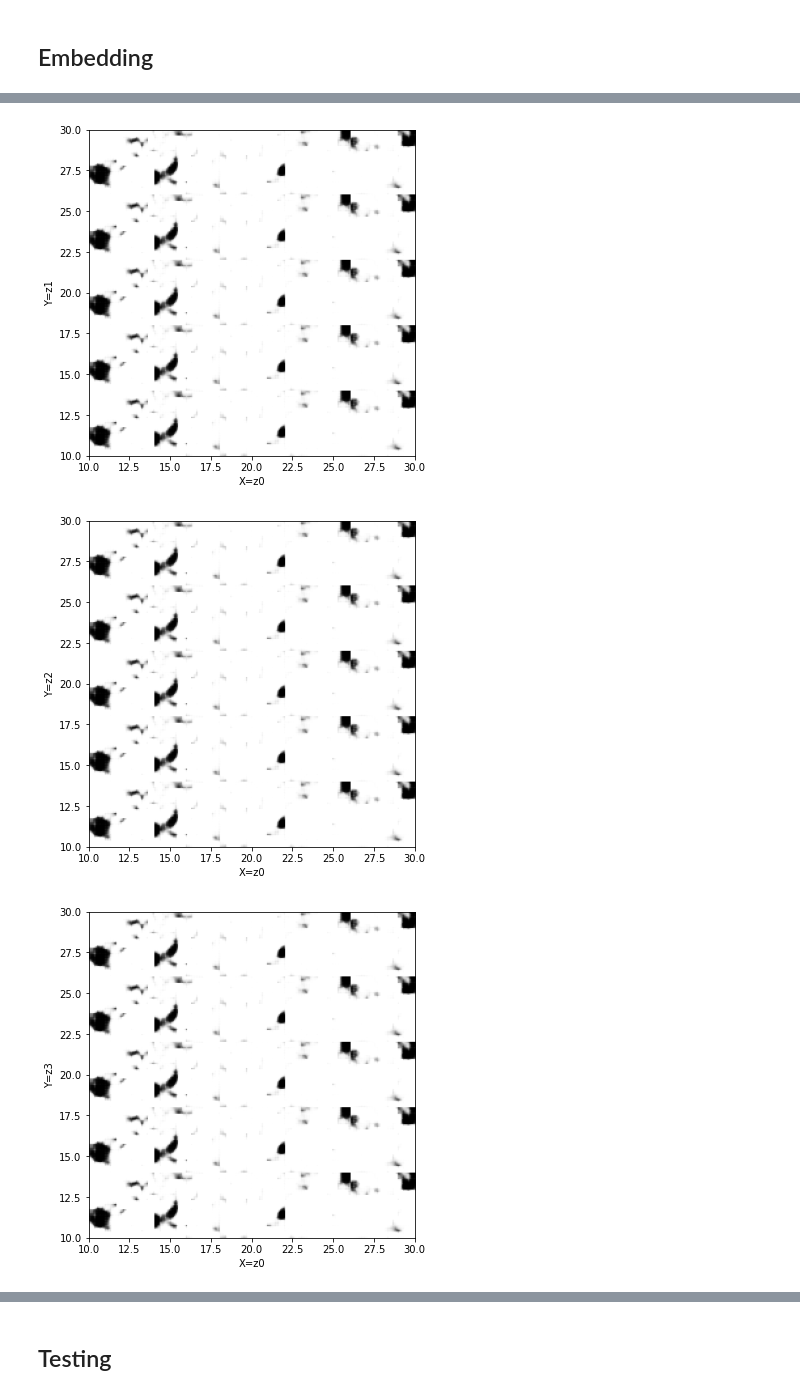
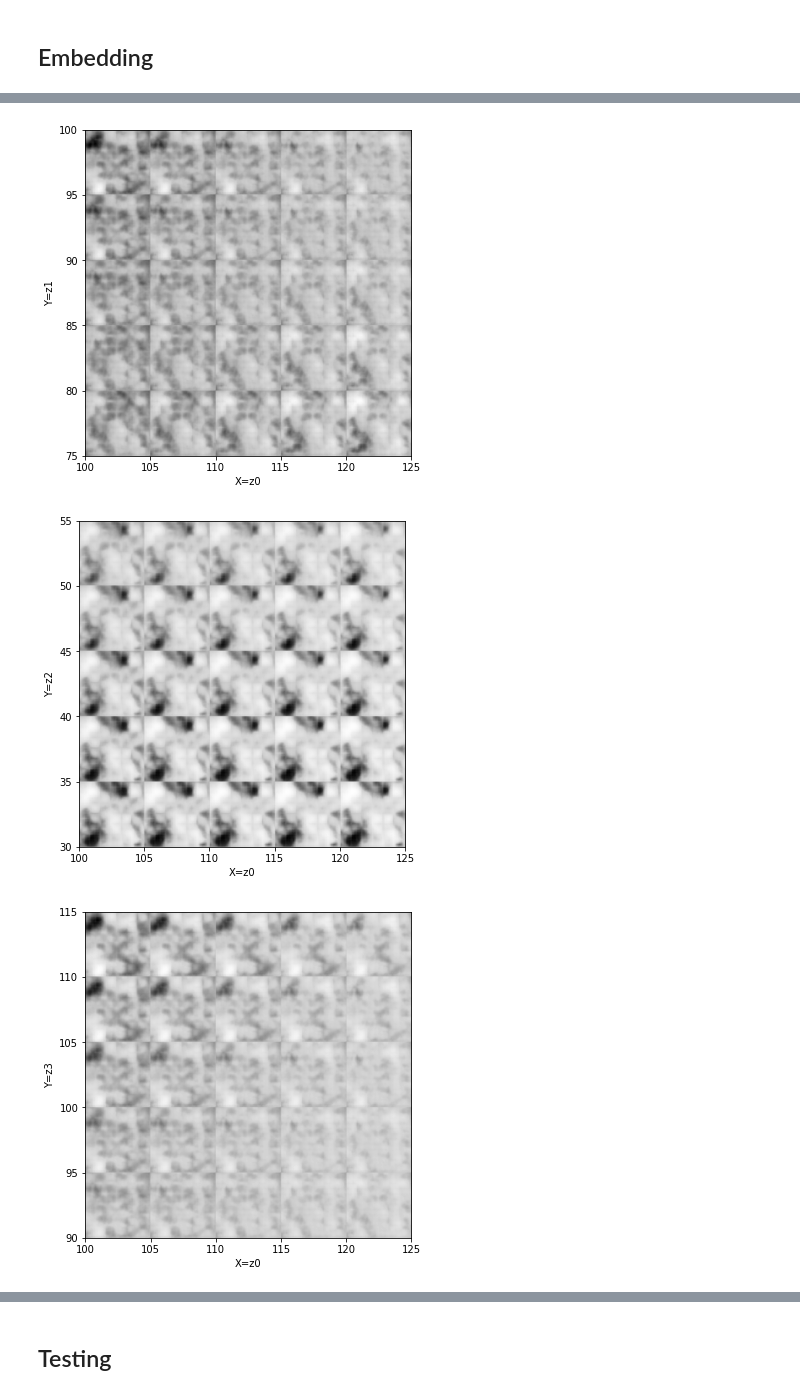
Before and after one commit to HemiaoZhang/CEE316Project, a Jupyter notebook: 2_cnn_autoencoder.ipynb, the cells around one changed output, grey strips where cells are left out. Drawn from its saved outputs; the diff is of its cells as text; code cells hidden in the pictures.

```diff
--- a/2_cnn_autoencoder.ipynb
+++ b/2_cnn_autoencoder.ipynb
@@ -42,6 +68,7 @@ Drive already mounted at /content/gdrive; to attempt to forcibly remount, call d
 class CustomImageDataset(Dataset):
   def __init__(self, data, transform=None):
     self.data = data
+    self.label = torch.mean(data, (1,2,3), True).view(-1)
     self.transform = transform
 
   def __len__(self):
@@ -49,9 +76,10 @@ class CustomImageDataset(Dataset):
 
   def __getitem__(self, idx):
     image = self.data[idx]
+    porosity = self.label[idx]
 
     if self.transform!=None:
       image = self.transform(image)
-    return image
+    return (image, porosity)
 # %%
 # 1,000 = 16 * 62 + 8
@@ -178,8 +218,10 @@ class Autoencoder(nn.Module):
     decoded = self.decoder(encoded)
     return decoded
 # %%
-latent_dim = 5
-model = Autoencoder(Encoder(latent_dim=latent_dim), Decoder(latent_dim=latent_dim))
+out_channels = 4
+latent_dim = 4
+model = Autoencoder(Encoder(out_channels=out_channels, latent_dim=latent_dim), \
+                    Decoder(out_channels=out_channels, latent_dim=latent_dim))
 model
 # %% [output]
 Autoencoder(
@@ -276,10 +384,14 @@ def plot_latent_2d(autoencoder, loader, z1=0, z2=1):
   plt.figure(figsize=(6,6))
   plt.xlabel(f'X=z{z1}')
   plt.ylabel(f'Y=z{z2}')
-  for batch in loader:
+  min = torch.min(loader.dataset.label)
+  max = torch.max(loader.dataset.label)
+  for batch, label in loader:
     z = autoencoder.encoder(batch.to(device))
     z = z.cpu().detach().numpy()
-    plt.scatter(z[:, z1], z[:, z2])
+    plt.scatter(z[:, z1], z[:, z2], c=label)
+    plt.clim(min, max) # for porosity
+  plt.colorbar().set_label('Porosity',rotation=270)
 
 def plot_latent_boxwhisker(autoencoder, loader):
   '''
@@ -287,7 +399,7 @@ def plot_latent_boxwhisker(autoencoder, loader):
   return a vector of mean of each feature
   '''
   z_array = np.array([])
-  for batch in loader:
+  for batch, label in loader:
     z = autoencoder.encoder(batch.to(device))
     z = z.cpu().detach().numpy() # -> N, latent_dim
     if z_array.shape[0]==0:
@@ -296,32 +408,31 @@ def plot_latent_boxwhisker(autoencoder, loader):
       z_array = np.vstack((z_array, z))
 
   plt.figure(figsize=(12,6))
-  #for i in range(z_array.shape[1]): # along the 2nd dimesion, i.e., number of features
   print(f'number of training samples: {z_array.shape[0]}')
   print(f'number of features: {z_array.shape[1]}')
   plt.boxplot(z_array)
   return np.mean(z_array, axis=0)
 
-def plot_reconstructed(autoencoder, z, z1=0, z2=1, r0=(5, 20), r1=(5, 20), n=5):
+def plot_reconstructed(autoencoder, z, z1=0, z2=1, r1=(5, 20), r2=(5, 20), n=5):
   '''
   generate image from given encoded feature vector z with
   altering feature z1 and z2
   '''
-  w = 50 # pixel width
+  w = 200 # pixel width
   img = np.zeros((n*w, n*w))
-  for i, y in enumerate(np.linspace(*r1, n)):
-    for j, x in enumerate(np.linspace(*r0, n)):
+  for i, y in enumerate(np.linspace(*r2, n)):
+    for j, x in enumerate(np.linspace(*r1, n)):
       z[0] = x
       z[1] = y
       z = torch.tensor(z, dtype=torch.float32).to(device)
       x_hat = autoencoder.decoder(z)
-      x_hat = x_hat.reshape(50, 50).cpu().detach().numpy()
+      x_hat = x_hat.reshape(200, 200).cpu().detach().numpy()
       img[(n-1-i)*w:(n-1-i+1)*w, j*w:(j+1)*w] = x_hat
   plt.figure(figsize=(6,6))
   plt.xlabel(f'X=z{z1}')
   plt.ylabel(f'Y=z{z2}')
   plt.gray()
-  plt.imshow(img, extent=[*r0, *r1])
+  plt.imshow(img, extent=[*r1, *r2])
 # %%
 plot_latent_2d(model, train_loader, z1=0, z2=1)
 plot_latent_2d(model, train_loader, z1=0, z2=2)
@@ -341,9 +452,12 @@ number of features: 5
 # %%
-plot_reconstructed(model, mean_embedding, z1=0, z2=1, r0=(10, 30), r1=(10, 30))
-plot_reconstructed(model, mean_embedding, z1=0, z2=2, r0=(10, 30), r1=(10, 30))
-plot_reconstructed(model, mean_embedding, z1=0, z2=3, r0=(10, 30), r1=(10, 30))
-plot_reconstructed(model, mean_embedding, z1=0, z2=4, r0=(10, 30), r1=(10, 30))
+embedding = model.encoder(train_loader.dataset.data[0].view(-1,1,200,200).to(device))
+embedding = embedding.cpu().detach().numpy()
+
+plot_reconstructed(model, mean_embedding, z1=0, z2=1, r1=(100, 125), r2=(75, 100))
+plot_reconstructed(model, mean_embedding, z1=0, z2=2, r1=(100, 125), r2=(30, 55))
+plot_reconstructed(model, mean_embedding, z1=0, z2=3, r1=(100, 125), r2=(90, 115))
+#plot_reconstructed(model, mean_embedding, z1=2, z2=3, r1=(10, 30), r2=(10, 30))
 # %% [output]
-[figure, old version]
+[figure, new version]
-[figure, old version]
+[figure, new version]
-[figure, old version]
+[figure, new version]
```
Also changed, not shown: parts of 19 cells of this notebook.
